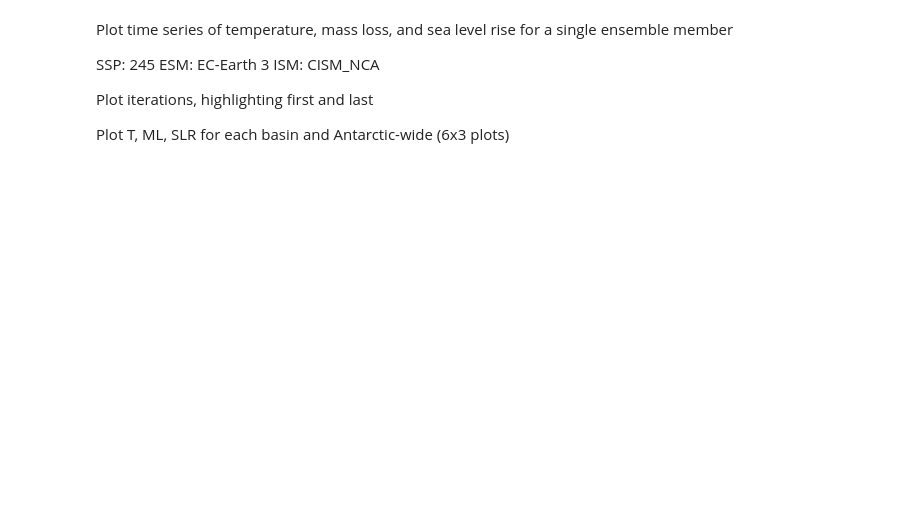
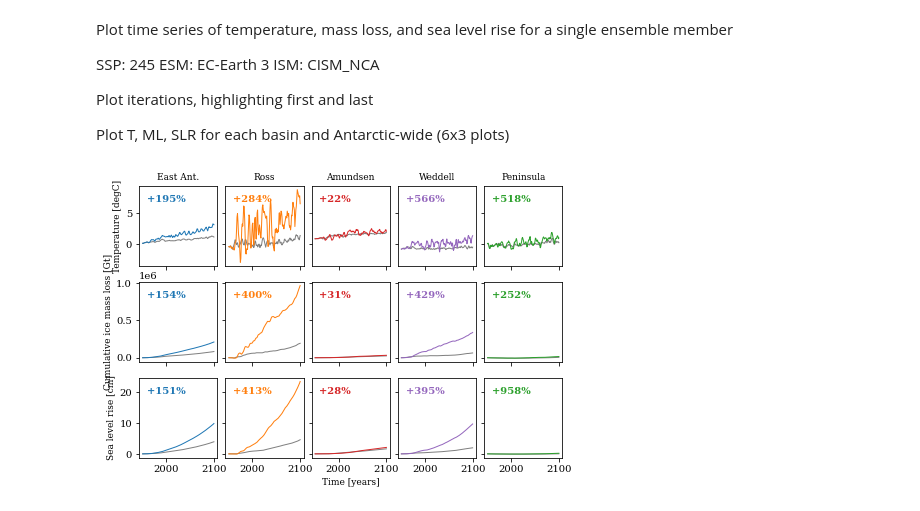
Before and after one commit to erwinlambert/feedback, a Jupyter notebook: notebooks/Draftplot_single_ensemble.ipynb, the cells around one changed output. Drawn from its saved outputs; the diff is of its cells as text; code cells hidden in the pictures; blank space fills up the shorter version.

```diff
--- a/notebooks/Draftplot_single_ensemble.ipynb
+++ b/notebooks/Draftplot_single_ensemble.ipynb
@@ -41,23 +41,25 @@ mpl.rcParams['figure.figsize'] = (7,5)
 # %%
 fig,ax = plt.subplots(3,5,sharex=True,sharey='row')
 
 for b,bas in enumerate(ds.basin.values):
-    for v,var in enumerate([TMP,np.cumsum(IML,axis=1),SLR]):
+    for v,var in enumerate([TMP,np.cumsum(IML,axis=1),100*SLR]):
         dax = ax[v,b]
         dax.plot(ds.time,var[0,:,b],c='.5')
         for n in range(1,TMP.shape[0]):
             dax.plot(ds.time,var[n,:,b],c=ut.bcol[bas])
         dax.text(.1,.8,f"{100*((var[-1,-1,b]-var[-1,0,b])-(var[0,-1,b]-var[0,0,b]))/np.abs(var[0,-1,b]-var[0,0,b]):+.0f}%",transform=dax.transAxes,weight='bold',c=ut.bcol[bas])
 
     ax[0,b].set_title(bas)
 ax[-1,2].set_xlabel('Time [years]')
 ax[0,0].set_ylabel('Temperature [degC]')
 ax[1,0].set_ylabel('Cumulative ice mass loss [Gt]')
-ax[2,0].set_ylabel('Sea level rise [m]')
+ax[2,0].set_ylabel('Sea level rise [cm]')
 
 plt.savefig(f'../draftfigs/single_ensemble{option}.png',dpi=450,facecolor='w',transparent=False)
 plt.show()
 ds.close()
+# %% [output]
+[figure, added]
 # %%
 fig,ax = plt.subplots(3,5,sharex=True,sharey='row')
 
```
Also changed, not shown: parts of 1 cell of this notebook, 3 other files.
